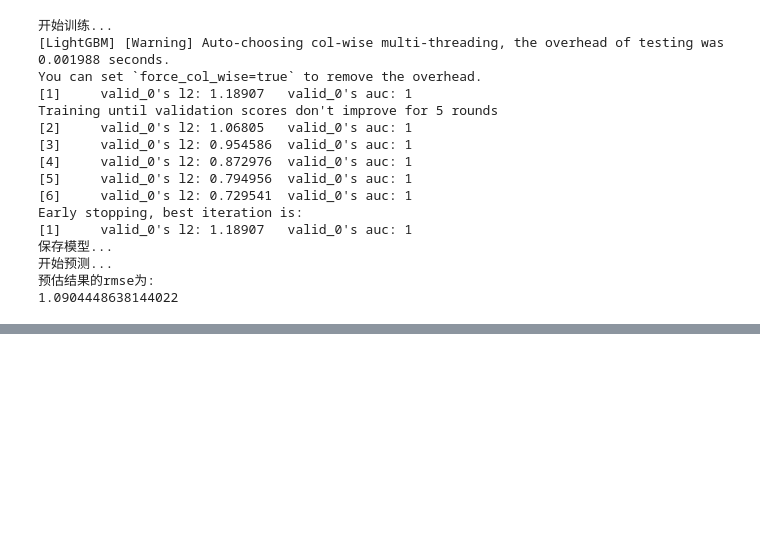
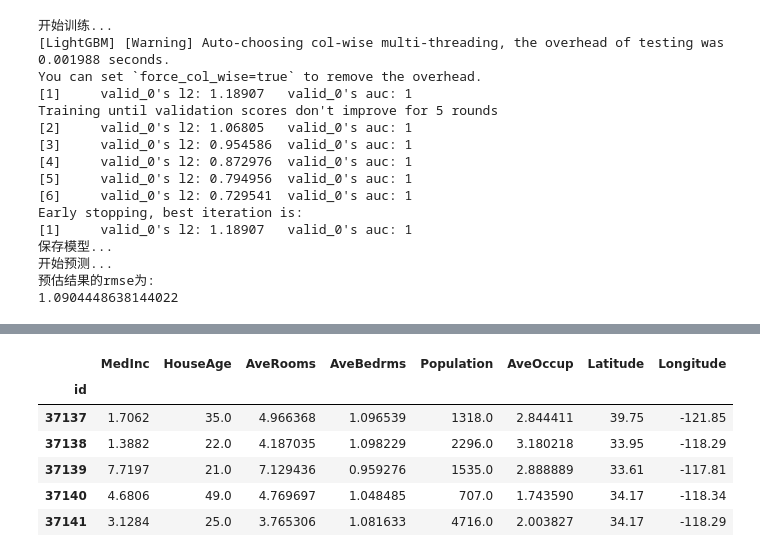
Before and after one commit to handsomevictor/kaggle-Playground_Series_Season_3_Episode_1, a Jupyter notebook: trial.ipynb, the cells around one changed output, grey strips where cells are left out. Saved outputs shown, nothing was run; the diff lists cells and outputs as text; code cells hidden in the pictures; blank space fills up the shorter version.

```diff
--- a/trial.ipynb
+++ b/trial.ipynb
@@ -123,0 +216,11 @@ Early stopping, best iteration is:
+# %%
+prediction_data = Data('test').data
+prediction_data.head()
+# %% [output]
+|  | MedInc | HouseAge | AveRooms | AveBedrms | Population | AveOccup | Latitude | Longitude |
+| id |  |  |  |  |  |  |  |  |
+| 37137 | 1.7062 | 35.0 | 4.966368 | 1.096539 | 1318.0 | 2.844411 | 39.75 | -121.85 |
+| 37138 | 1.3882 | 22.0 | 4.187035 | 1.098229 | 2296.0 | 3.180218 | 33.95 | -118.29 |
+| 37139 | 7.7197 | 21.0 | 7.129436 | 0.959276 | 1535.0 | 2.888889 | 33.61 | -117.81 |
+| 37140 | 4.6806 | 49.0 | 4.769697 | 1.048485 | 707.0 | 1.743590 | 34.17 | -118.34 |
+| 37141 | 3.1284 | 25.0 | 3.765306 | 1.081633 | 4716.0 | 2.003827 | 34.17 | -118.29 |
```
Also changed, not shown: parts of 23 cells of this notebook, 3 other files.
